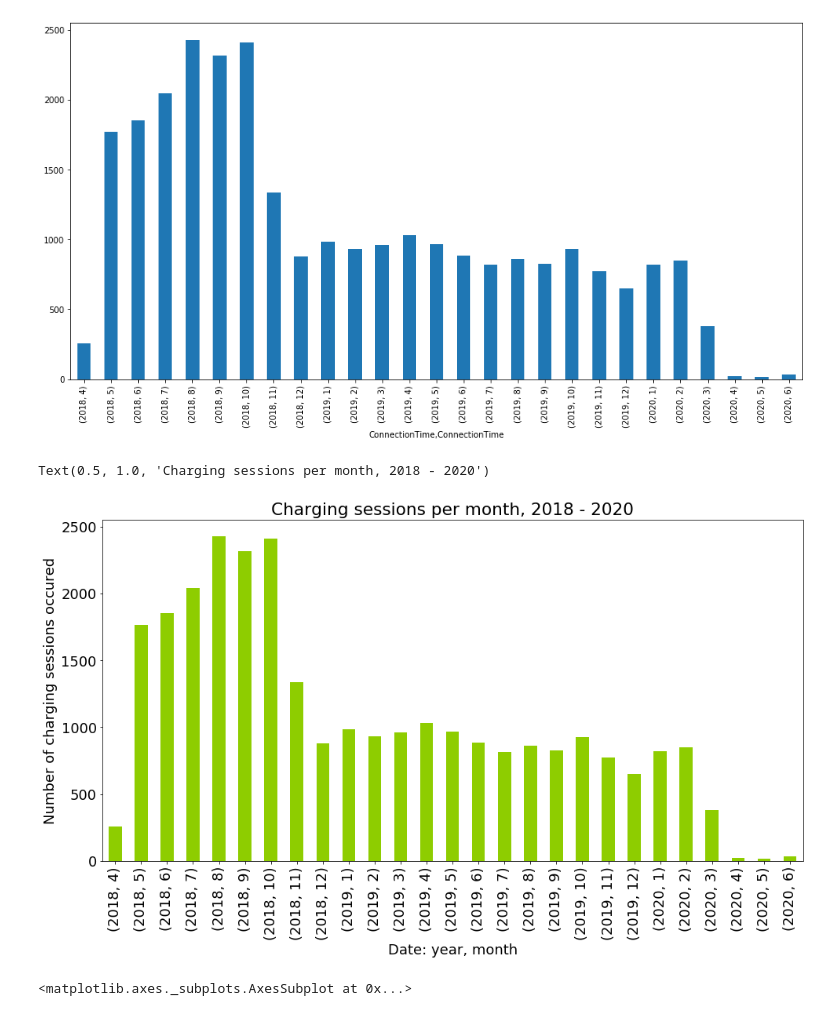
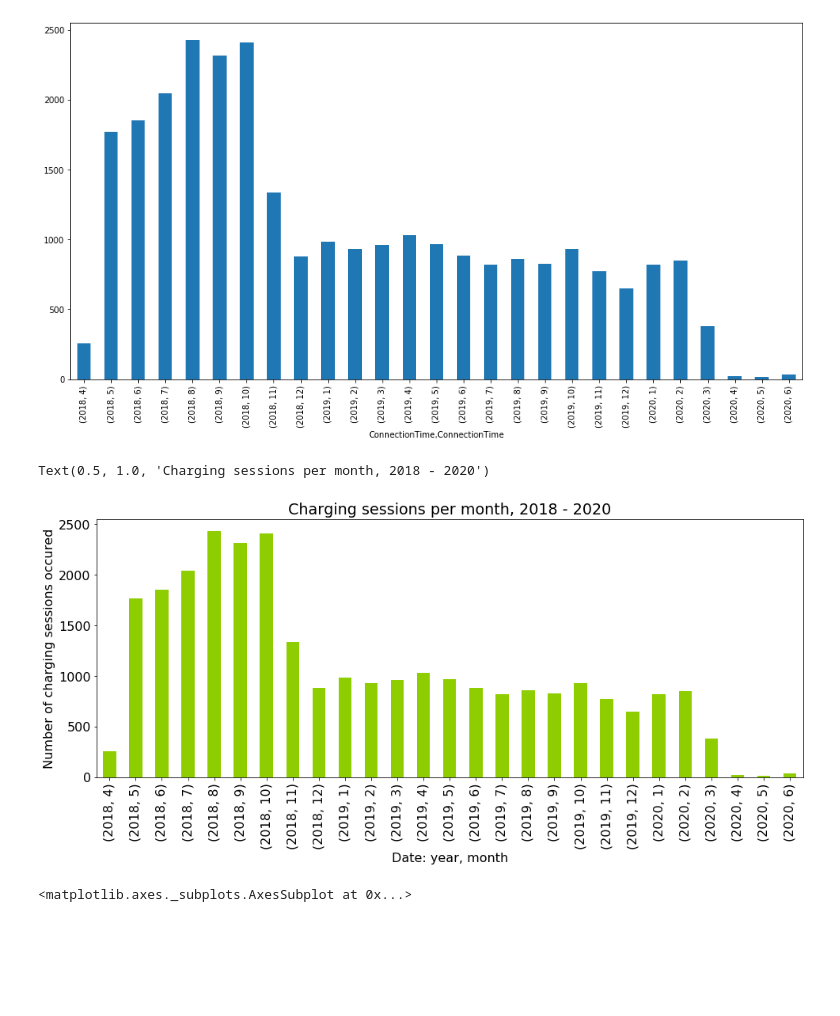
Before and after one commit to JuliaSokolova/electric-vehicle-charging, a Jupyter notebook: exploring_data.ipynb, the cells around one changed output. Drawn from its saved outputs; the diff is of its cells as text; code cells hidden in the pictures; blank space fills up the shorter version.

Commit message:
add imaged for readme

```diff
--- a/exploring_data.ipynb
+++ b/exploring_data.ipynb
@@ -97,18 +97,18 @@ charging["ConnectionTime"].groupby([charging["ConnectionTime"].dt.year, charging
 <matplotlib.axes._subplots.AxesSubplot at 0x...>
 [figure]
 # %%
-plt.rcParams.update({'font.size': 18})
-fig, ax = plt.subplots(figsize = (16, 6))
+plt.rcParams.update({'font.size': 16})
+fig, ax = plt.subplots(figsize = (16, 4))
 ax = (charging["ConnectionTime"]
       .groupby([charging["ConnectionTime"].dt.year,
                 charging["ConnectionTime"].dt.month])
-      .count().plot(kind="bar", figsize = (16, 8), color = "#8ecd00"))
+      .count().plot(kind="bar", figsize = (16, 6), color = "#8ecd00"))
 ax.set_xlabel('Date: year, month')
 ax.set_ylabel('Number of charging sessions occured')
 ax.set_title('Charging sessions per month, 2018 - 2020')
 # %% [output]
 Text(0.5, 1.0, 'Charging sessions per month, 2018 - 2020')
-[figure, old version]
+[figure, new version]
 # %%
 charging["ConnectionTime"].groupby([charging["ConnectionTime"].dt.day]).count().plot(kind="bar", figsize = (16, 8))
 # %% [output]
```
Also changed, not shown: parts of 1 cell of this notebook, 2 other files.
